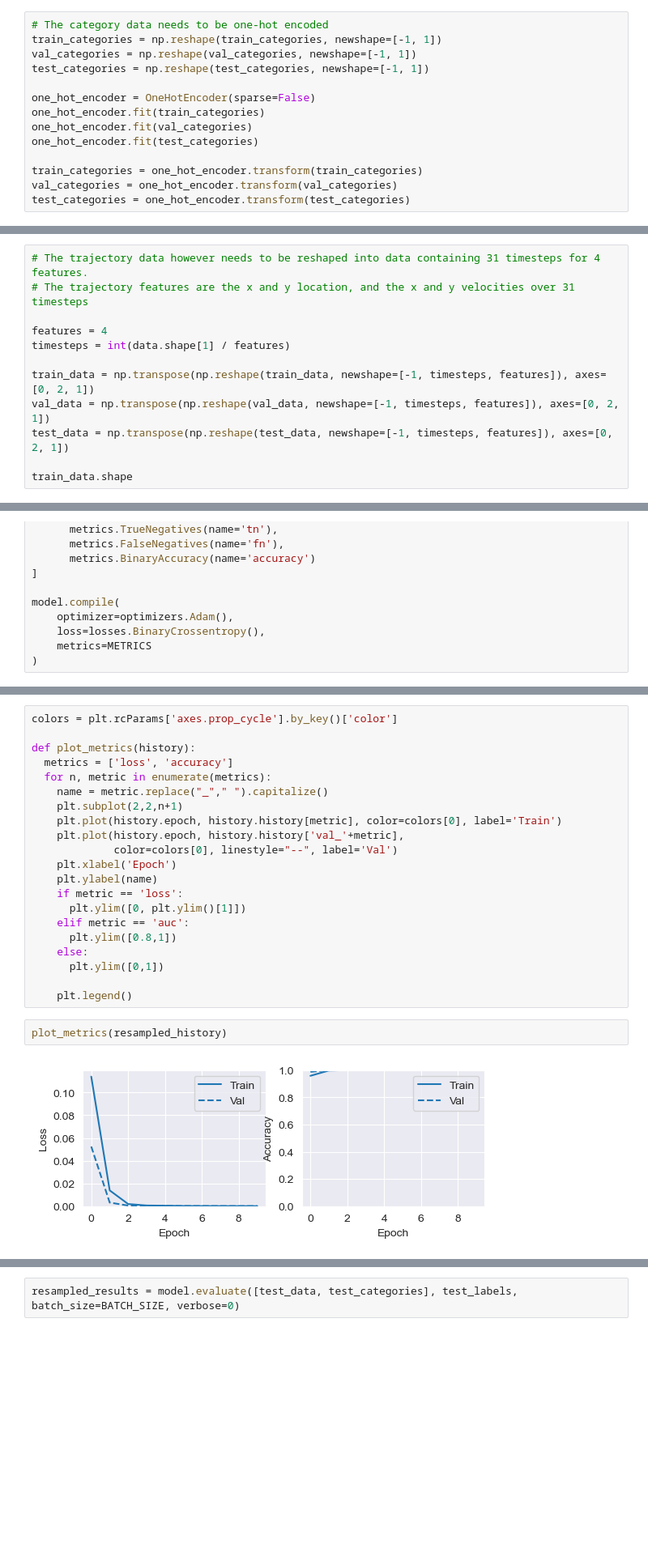
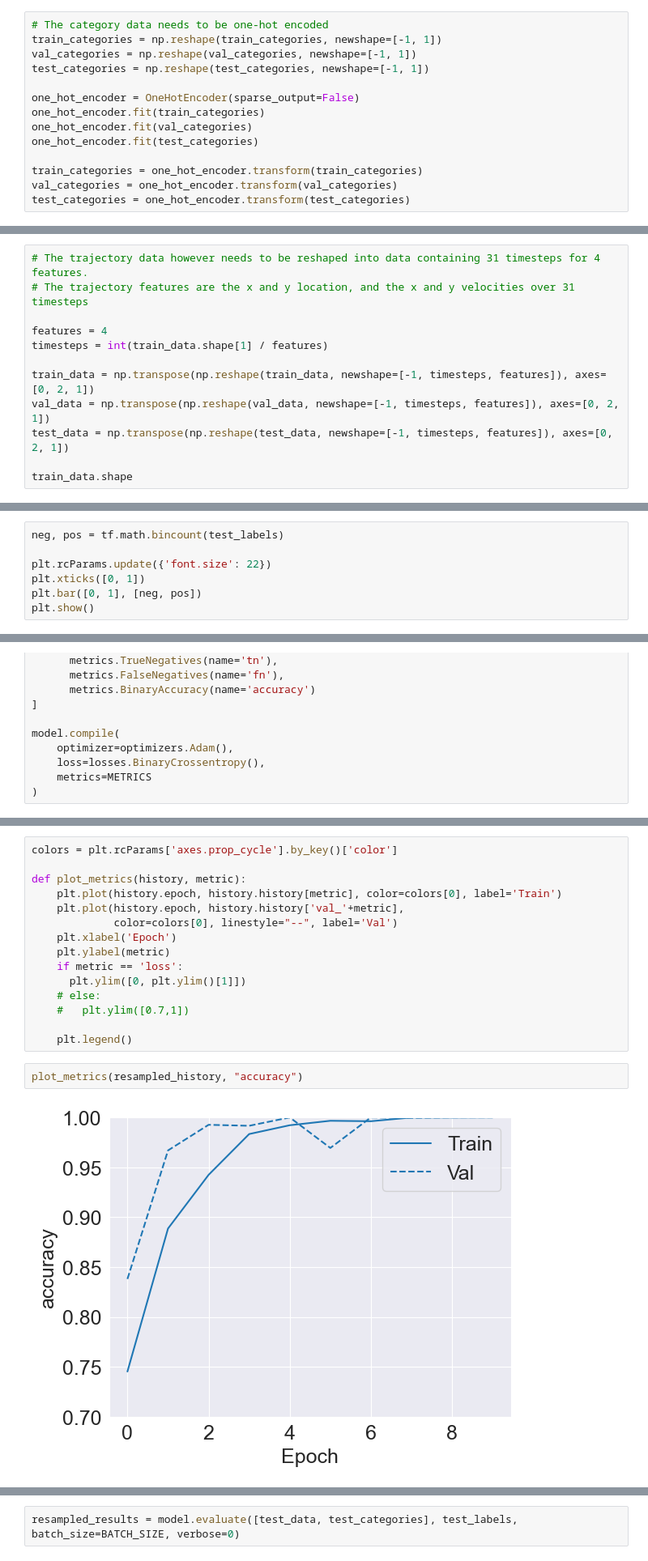
Before and after one commit to DragosStoican/Abnormal-Trajectory-Detection, a Jupyter notebook: LSTM_method.ipynb, the cells around one changed output, grey strips where cells are left out. Shown: that part at 81% size. Drawn from its saved outputs; the diff is of its cells as text; blank space fills up the shorter version.

```diff
--- a/LSTM_method.ipynb
+++ b/LSTM_method.ipynb
@@ -94,7 +88,7 @@ train_categories = np.reshape(train_categories, newshape=[-1, 1])
 val_categories = np.reshape(val_categories, newshape=[-1, 1])
 test_categories = np.reshape(test_categories, newshape=[-1, 1])
 
-one_hot_encoder = OneHotEncoder(sparse=False)
+one_hot_encoder = OneHotEncoder(sparse_output=False)
 one_hot_encoder.fit(train_categories)
 one_hot_encoder.fit(val_categories)
 one_hot_encoder.fit(test_categories)
@@ -111,7 +105,7 @@ train_categories.shape
 # The trajectory features are the x and y location, and the x and y velocities over 31 timesteps
 
 features = 4
-timesteps = int(data.shape[1] / features)
+timesteps = int(train_data.shape[1] / features)
 
 train_data = np.transpose(np.reshape(train_data, newshape=[-1, timesteps, features]), axes=[0, 2, 1])
 val_data = np.transpose(np.reshape(val_data, newshape=[-1, timesteps, features]), axes=[0, 2, 1])
@@ -166,0 +161,7 @@ print(resampled_categories.shape)
+# %%
+neg, pos = tf.math.bincount(test_labels)
+
+plt.rcParams.update({'font.size': 22})
+plt.xticks([0, 1])
+plt.bar([0, 1], [neg, pos])
+plt.show()
@@ -237,25 +240,19 @@ Epoch 10/10
 # %%
 colors = plt.rcParams['axes.prop_cycle'].by_key()['color']
 
-def plot_metrics(history):
-  metrics = ['loss', 'accuracy']
-  for n, metric in enumerate(metrics):
-    name = metric.replace("_"," ").capitalize()
-    plt.subplot(2,2,n+1)
+def plot_metrics(history, metric):
     plt.plot(history.epoch, history.history[metric], color=colors[0], label='Train')
     plt.plot(history.epoch, history.history['val_'+metric],
              color=colors[0], linestyle="--", label='Val')
     plt.xlabel('Epoch')
-    plt.ylabel(name)
+    plt.ylabel(metric)
     if metric == 'loss':
       plt.ylim([0, plt.ylim()[1]])
-    elif metric == 'auc':
-      plt.ylim([0.8,1])
-    else:
-      plt.ylim([0,1])
+    # else:
+    #   plt.ylim([0.7,1])
 
     plt.legend()
 # %%
-plot_metrics(resampled_history)
+plot_metrics(resampled_history, "accuracy")
 # %% [output]
-[figure, old version]
+[figure, new version]
```
Also changed, not shown: parts of 20 cells of this notebook, 14 other files.
